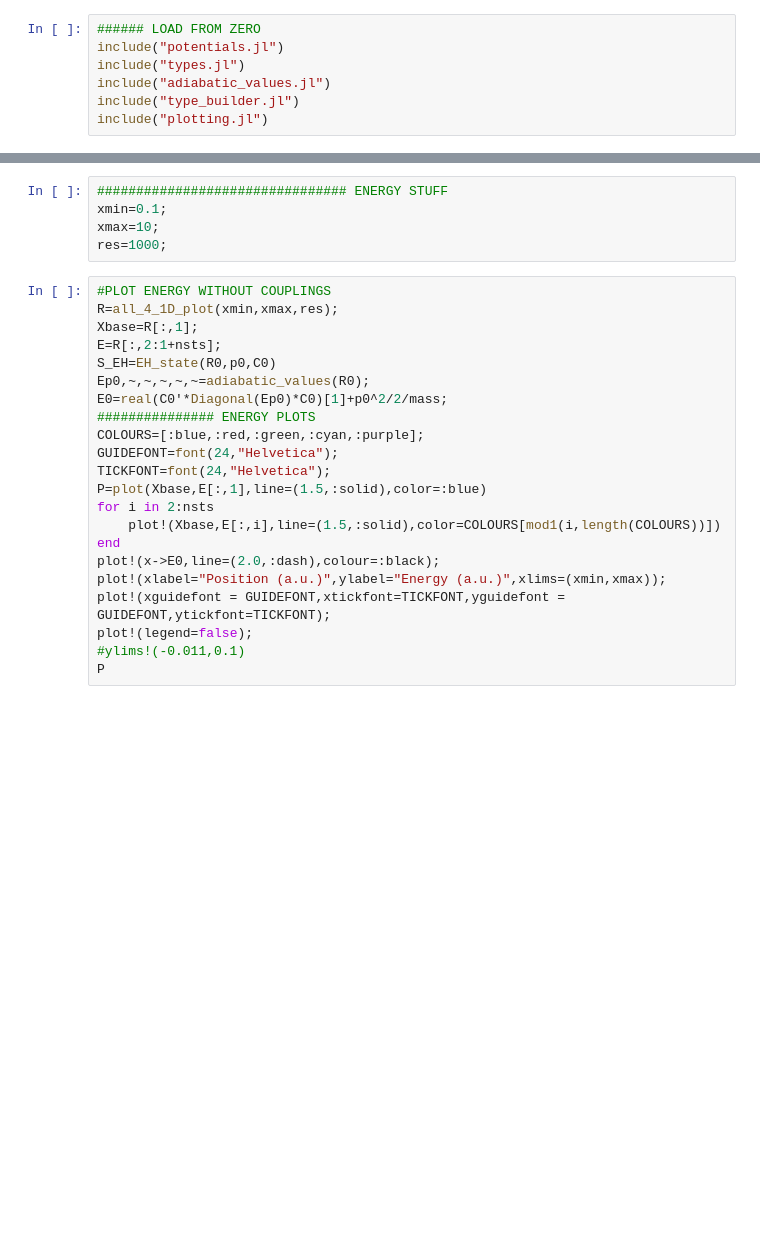
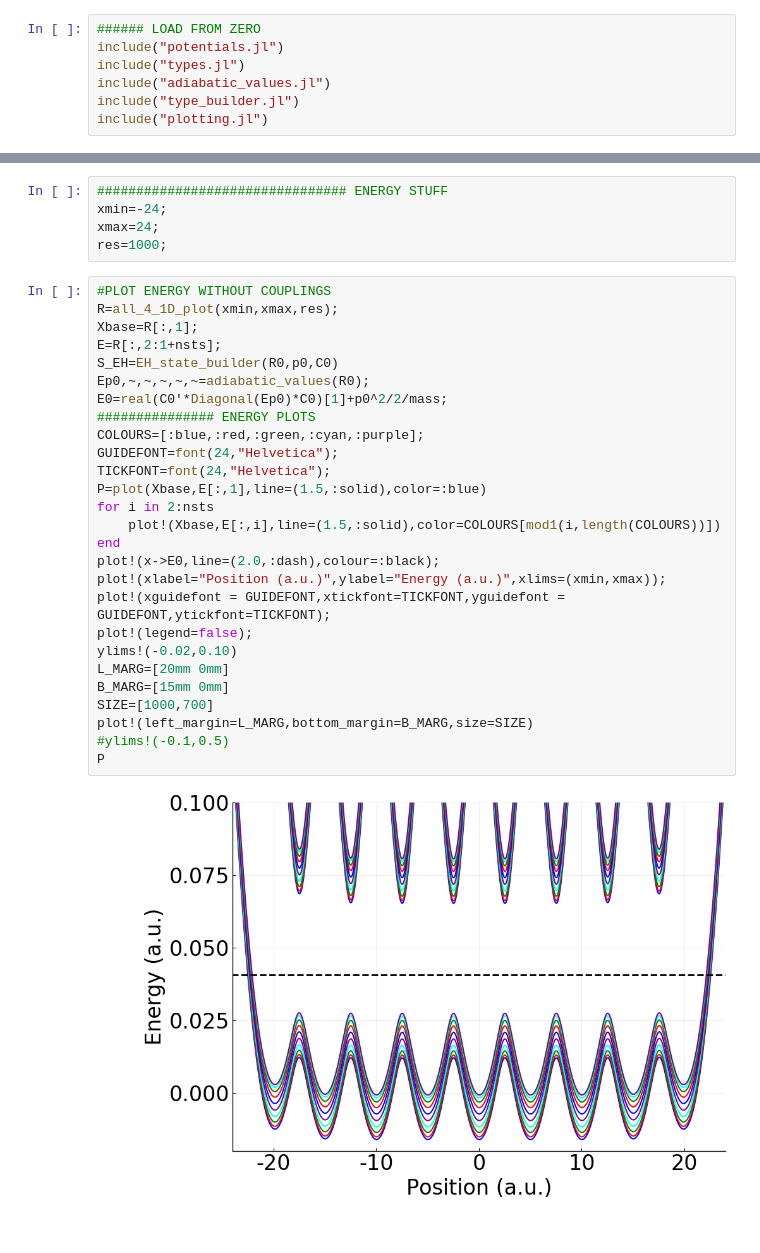
Before and after one commit to iloaiza/MQC, a Jupyter notebook: Data_treatment/ENERGY_PLOTS.ipynb, the cells around one changed output, grey strips where cells are left out. Cells and saved outputs as stored; diff of their text form; blank space fills up the shorter version.

```diff
--- a/Data_treatment/ENERGY_PLOTS.ipynb
+++ b/Data_treatment/ENERGY_PLOTS.ipynb
@@ -28,27 +61,34 @@ C0[1]=1
 # %%
 ################################ ENERGY STUFF
-xmin=0.1;
-xmax=10;
+xmin=-24;
+xmax=24;
 res=1000;
 # %%
 #PLOT ENERGY WITHOUT COUPLINGS
 R=all_4_1D_plot(xmin,xmax,res);
 Xbase=R[:,1];
 E=R[:,2:1+nsts];
-S_EH=EH_state(R0,p0,C0)
+S_EH=EH_state_builder(R0,p0,C0)
 Ep0,~,~,~,~,~=adiabatic_values(R0);
 E0=real(C0'*Diagonal(Ep0)*C0)[1]+p0^2/2/mass;
 ############### ENERGY PLOTS
 COLOURS=[:blue,:red,:green,:cyan,:purple];
 GUIDEFONT=font(24,"Helvetica");
 TICKFONT=font(24,"Helvetica");
 P=plot(Xbase,E[:,1],line=(1.5,:solid),color=:blue)
 for i in 2:nsts
     plot!(Xbase,E[:,i],line=(1.5,:solid),color=COLOURS[mod1(i,length(COLOURS))])
 end
 plot!(x->E0,line=(2.0,:dash),colour=:black);
 plot!(xlabel="Position (a.u.)",ylabel="Energy (a.u.)",xlims=(xmin,xmax));
 plot!(xguidefont = GUIDEFONT,xtickfont=TICKFONT,yguidefont = GUIDEFONT,ytickfont=TICKFONT);
 plot!(legend=false);
-#ylims!(-0.011,0.1)
+ylims!(-0.02,0.10)
+L_MARG=[20mm 0mm]
+B_MARG=[15mm 0mm]
+SIZE=[1000,700]
+plot!(left_margin=L_MARG,bottom_margin=B_MARG,size=SIZE)
+#ylims!(-0.1,0.5)
 P
+# %% [output]
+[figure, added]
```
Also changed, not shown: parts of 16 cells of this notebook, 10 other files.
